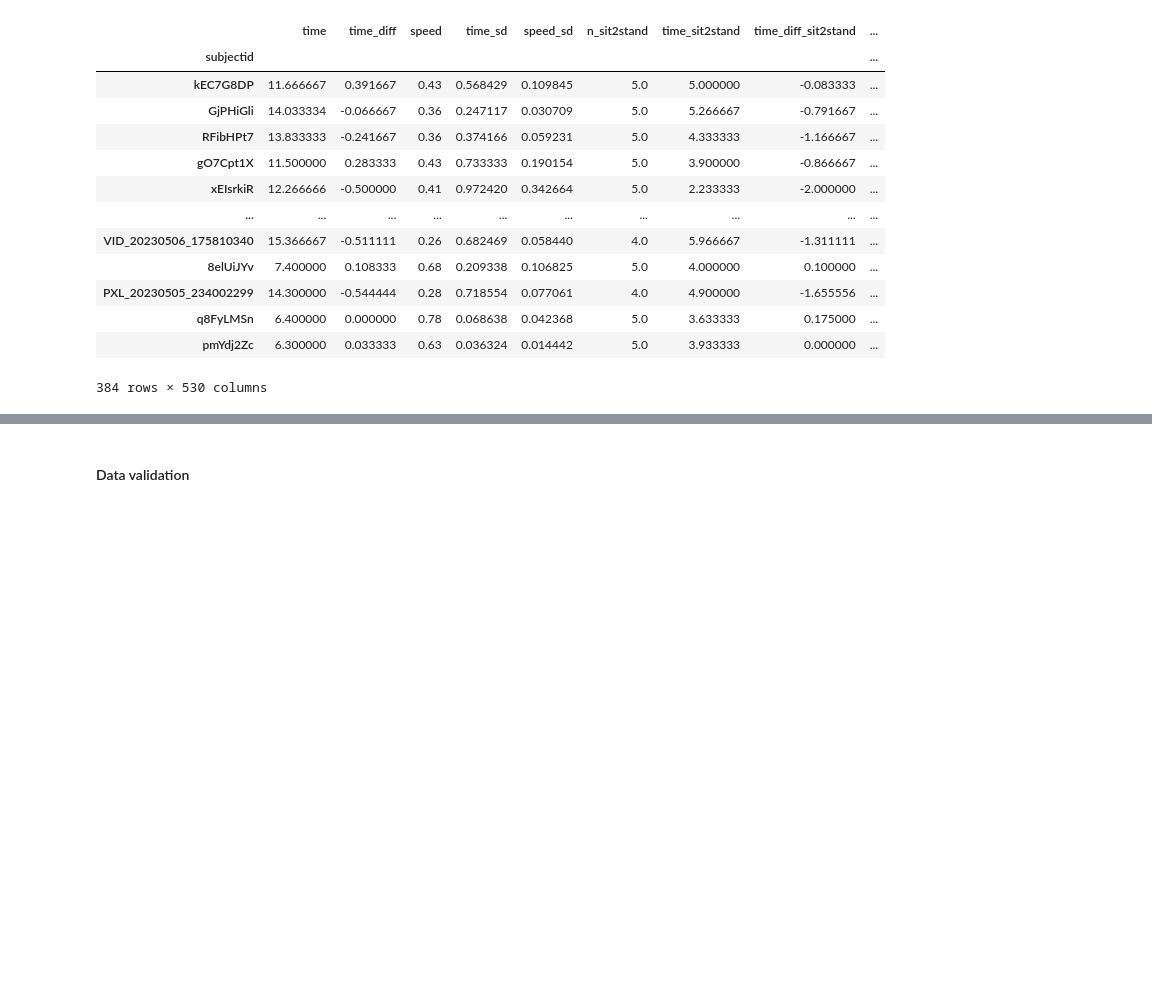
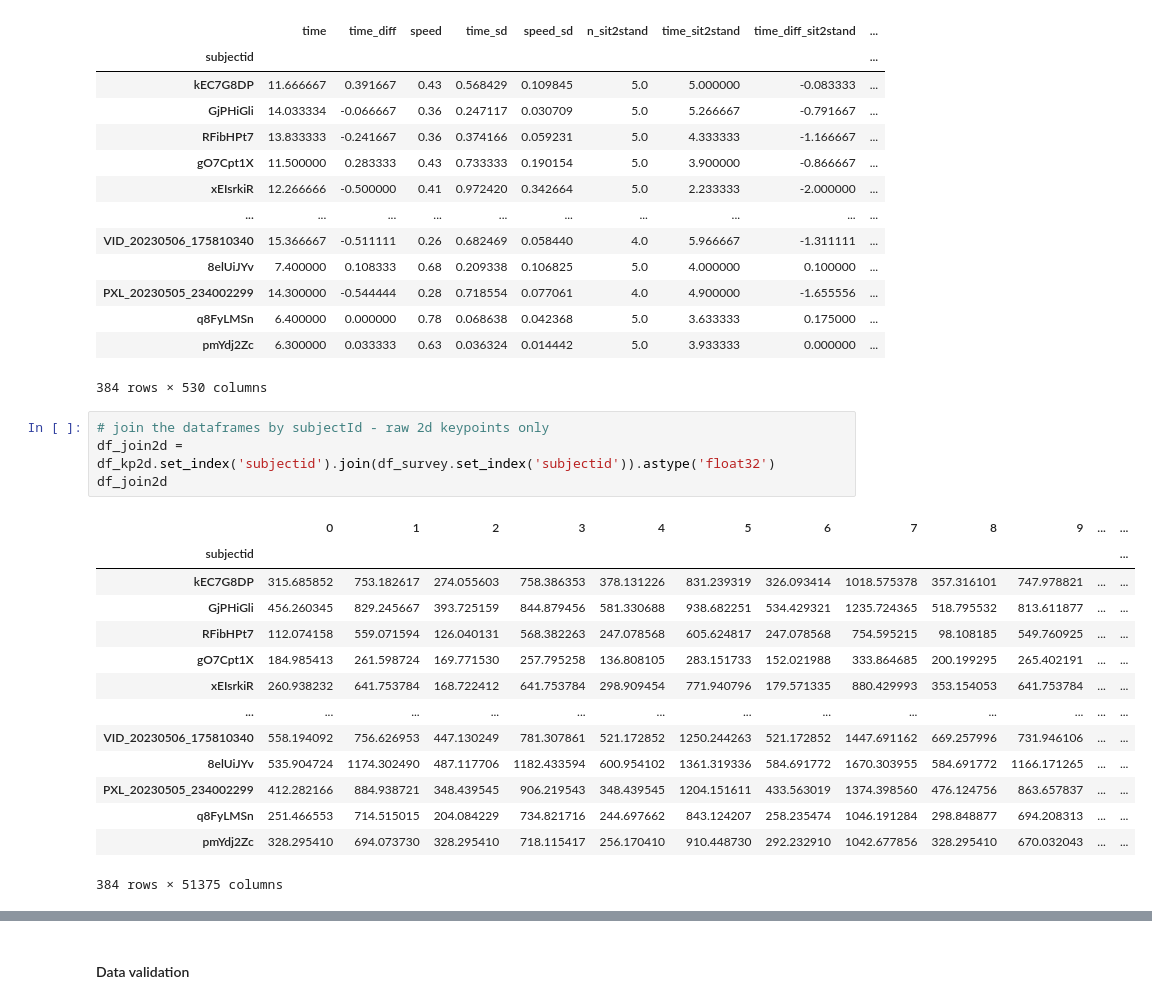
Before and after one commit to amandaliusa/cs231n, a Jupyter notebook: analysis/BarebonesModelPoseformer3DPrecalculated.ipynb, the cells around one changed output, grey strips where cells are left out. Saved outputs shown, nothing was run; the diff lists cells and outputs as text; blank space fills up the shorter version.

Commit message:
Notebooks for raw keypoints poseformer

```diff
--- a/analysis/BarebonesModelPoseformer3D.ipynb
+++ b/analysis/BarebonesModelPoseformer3DPrecalculated.ipynb
@@ -203,3 +113,22 @@ df_join
 | q8FyLMSn | 6.400000 | 0.000000 | 0.78 | 0.068638 | 0.042368 | 5.0 | 3.633333 | 0.175000 | ... |
 | pmYdj2Zc | 6.300000 | 0.033333 | 0.63 | 0.036324 | 0.014442 | 5.0 | 3.933333 | 0.000000 | ... |
 384 rows × 530 columns
+# %%
+# join the dataframes by subjectId - raw 2d keypoints only
+df_join2d = df_kp2d.set_index('subjectid').join(df_survey.set_index('subjectid')).astype('float32')
+df_join2d
+# %% [output]
+|  | 0 | 1 | 2 | 3 | 4 | 5 | 6 | 7 | 8 | 9 | ... | ... |
+| subjectid |  |  |  |  |  |  |  |  |  |  |  | ... |
+| kEC7G8DP | 315.685852 | 753.182617 | 274.055603 | 758.386353 | 378.131226 | 831.239319 | 326.093414 | 1018.575378 | 357.316101 | 747.978821 | ... | ... |
+| GjPHiGli | 456.260345 | 829.245667 | 393.725159 | 844.879456 | 581.330688 | 938.682251 | 534.429321 | 1235.724365 | 518.795532 | 813.611877 | ... | ... |
+| RFibHPt7 | 112.074158 | 559.071594 | 126.040131 | 568.382263 | 247.078568 | 605.624817 | 247.078568 | 754.595215 | 98.108185 | 549.760925 | ... | ... |
+| gO7Cpt1X | 184.985413 | 261.598724 | 169.771530 | 257.795258 | 136.808105 | 283.151733 | 152.021988 | 333.864685 | 200.199295 | 265.402191 | ... | ... |
+| xEIsrkiR | 260.938232 | 641.753784 | 168.722412 | 641.753784 | 298.909454 | 771.940796 | 179.571335 | 880.429993 | 353.154053 | 641.753784 | ... | ... |
+| ... | ... | ... | ... | ... | ... | ... | ... | ... | ... | ... | ... | ... |
+| VID_20230506_175810340 | 558.194092 | 756.626953 | 447.130249 | 781.307861 | 521.172852 | 1250.244263 | 521.172852 | 1447.691162 | 669.257996 | 731.946106 | ... | ... |
+| 8elUiJYv | 535.904724 | 1174.302490 | 487.117706 | 1182.433594 | 600.954102 | 1361.319336 | 584.691772 | 1670.303955 | 584.691772 | 1166.171265 | ... | ... |
+| PXL_20230505_234002299 | 412.282166 | 884.938721 | 348.439545 | 906.219543 | 348.439545 | 1204.151611 | 433.563019 | 1374.398560 | 476.124756 | 863.657837 | ... | ... |
+| q8FyLMSn | 251.466553 | 714.515015 | 204.084229 | 734.821716 | 244.697662 | 843.124207 | 258.235474 | 1046.191284 | 298.848877 | 694.208313 | ... | ... |
+| pmYdj2Zc | 328.295410 | 694.073730 | 328.295410 | 718.115417 | 256.170410 | 910.448730 | 292.232910 | 1042.677856 | 328.295410 | 670.032043 | ... | ... |
+384 rows × 51375 columns
```
Also changed, not shown: parts of 8 cells of this notebook, 2 other files.
